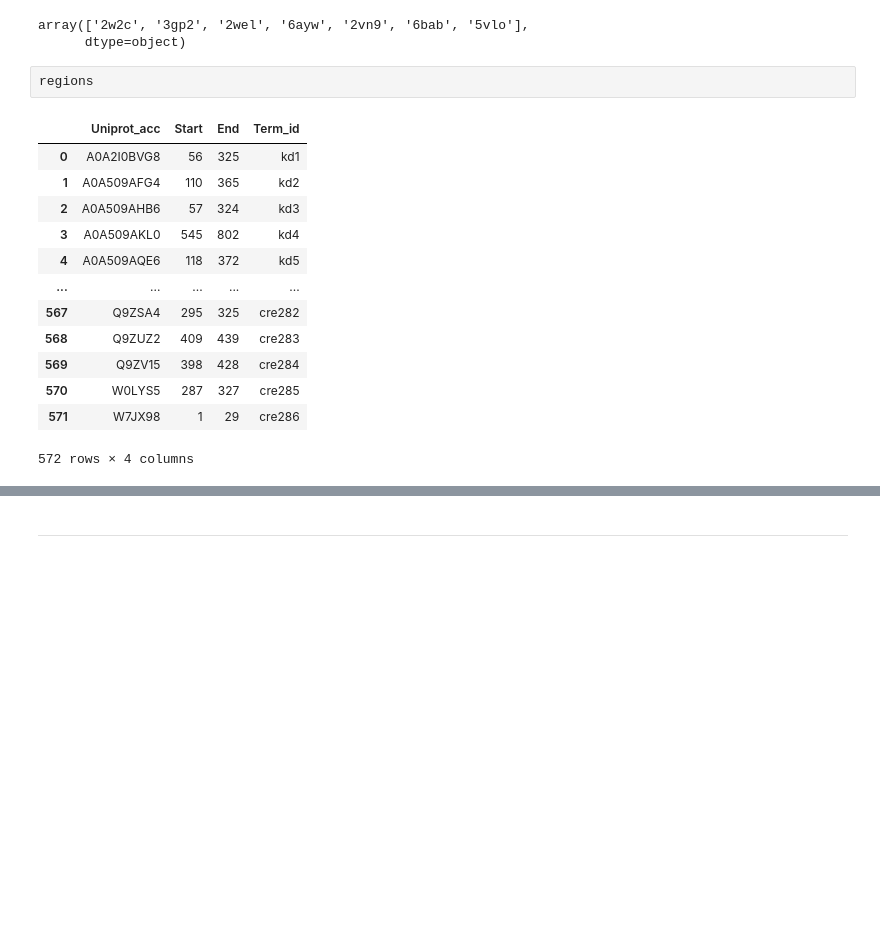
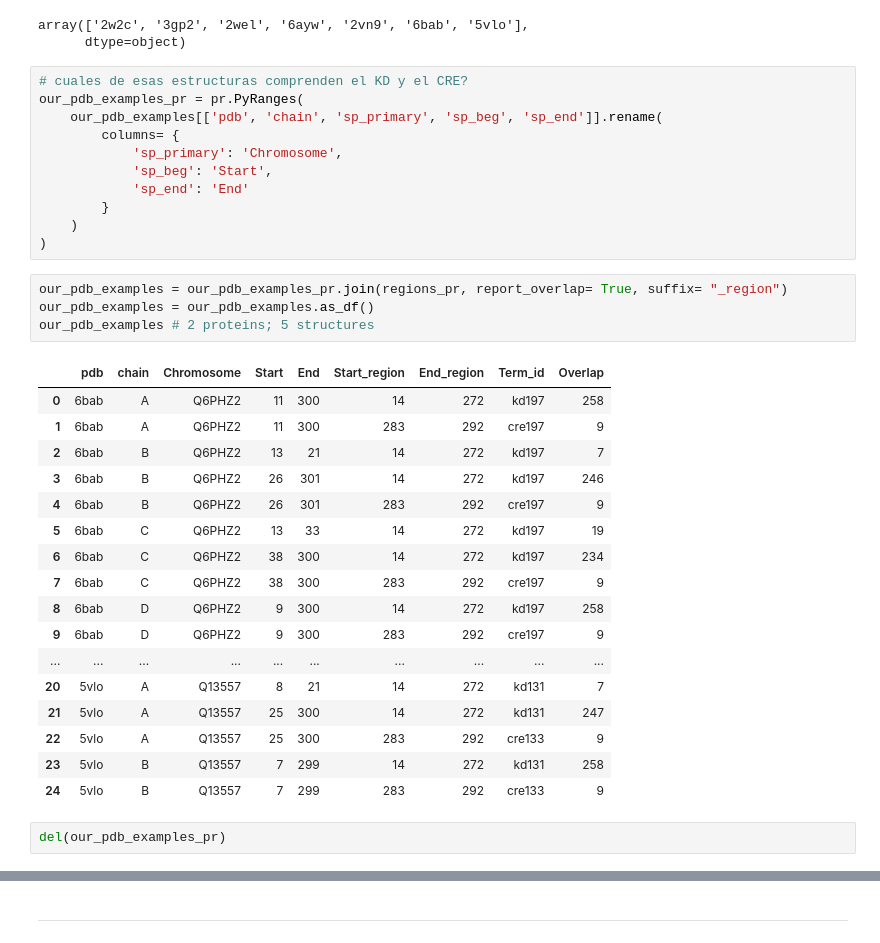
Before and after one commit to alvaro-2/cis-reg, a Jupyter notebook: scripts/orthologs.ipynb, the cells around one changed output, grey strips where cells are left out. Saved outputs shown, nothing was run; the diff lists cells and outputs as text; blank space fills up the shorter version.

```diff
--- a/scripts/orthologs.ipynb
+++ b/scripts/orthologs.ipynb
@@ -482,19 +491,38 @@ our_pdb_examples.pdb.unique()
 # %% [output]
 array(['2w2c', '3gp2', '2wel', '6ayw', '2vn9', '6bab', '5vlo'],
       dtype=object)
-# %%
-regions
-# %% [output]
-|  | Uniprot_acc | Start | End | Term_id |
-| 0 | A0A2I0BVG8 | 56 | 325 | kd1 |
-| 1 | A0A509AFG4 | 110 | 365 | kd2 |
-| 2 | A0A509AHB6 | 57 | 324 | kd3 |
-| 3 | A0A509AKL0 | 545 | 802 | kd4 |
-| 4 | A0A509AQE6 | 118 | 372 | kd5 |
-| ... | ... | ... | ... | ... |
-| 567 | Q9ZSA4 | 295 | 325 | cre282 |
-| 568 | Q9ZUZ2 | 409 | 439 | cre283 |
-| 569 | Q9ZV15 | 398 | 428 | cre284 |
-| 570 | W0LYS5 | 287 | 327 | cre285 |
-| 571 | W7JX98 | 1 | 29 | cre286 |
-572 rows × 4 columns
+# %%
+# cuales de esas estructuras comprenden el KD y el CRE?
+our_pdb_examples_pr = pr.PyRanges(
+    our_pdb_examples[['pdb', 'chain', 'sp_primary', 'sp_beg', 'sp_end']].rename(
+        columns= {
+            'sp_primary': 'Chromosome',
+            'sp_beg': 'Start',
+            'sp_end': 'End'
+        }
+    )
+)
+# %%
+our_pdb_examples = our_pdb_examples_pr.join(regions_pr, report_overlap= True, suffix= "_region")
+our_pdb_examples = our_pdb_examples.as_df()
+our_pdb_examples # 2 proteins; 5 structures
+# %% [output]
+|  | pdb | chain | Chromosome | Start | End | Start_region | End_region | Term_id | Overlap |
+| 0 | 6bab | A | Q6PHZ2 | 11 | 300 | 14 | 272 | kd197 | 258 |
+| 1 | 6bab | A | Q6PHZ2 | 11 | 300 | 283 | 292 | cre197 | 9 |
+| 2 | 6bab | B | Q6PHZ2 | 13 | 21 | 14 | 272 | kd197 | 7 |
+| 3 | 6bab | B | Q6PHZ2 | 26 | 301 | 14 | 272 | kd197 | 246 |
+| 4 | 6bab | B | Q6PHZ2 | 26 | 301 | 283 | 292 | cre197 | 9 |
+| 5 | 6bab | C | Q6PHZ2 | 13 | 33 | 14 | 272 | kd197 | 19 |
+| 6 | 6bab | C | Q6PHZ2 | 38 | 300 | 14 | 272 | kd197 | 234 |
+| 7 | 6bab | C | Q6PHZ2 | 38 | 300 | 283 | 292 | cre197 | 9 |
+| 8 | 6bab | D | Q6PHZ2 | 9 | 300 | 14 | 272 | kd197 | 258 |
+| 9 | 6bab | D | Q6PHZ2 | 9 | 300 | 283 | 292 | cre197 | 9 |
+| ... | ... | ... | ... | ... | ... | ... | ... | ... | ... |
+| 20 | 5vlo | A | Q13557 | 8 | 21 | 14 | 272 | kd131 | 7 |
+| 21 | 5vlo | A | Q13557 | 25 | 300 | 14 | 272 | kd131 | 247 |
+| 22 | 5vlo | A | Q13557 | 25 | 300 | 283 | 292 | cre133 | 9 |
+| 23 | 5vlo | B | Q13557 | 7 | 299 | 14 | 272 | kd131 | 258 |
+| 24 | 5vlo | B | Q13557 | 7 | 299 | 283 | 292 | cre133 | 9 |
+# %%
+del(our_pdb_examples_pr)
```
Also changed, not shown: parts of 21 cells of this notebook.
